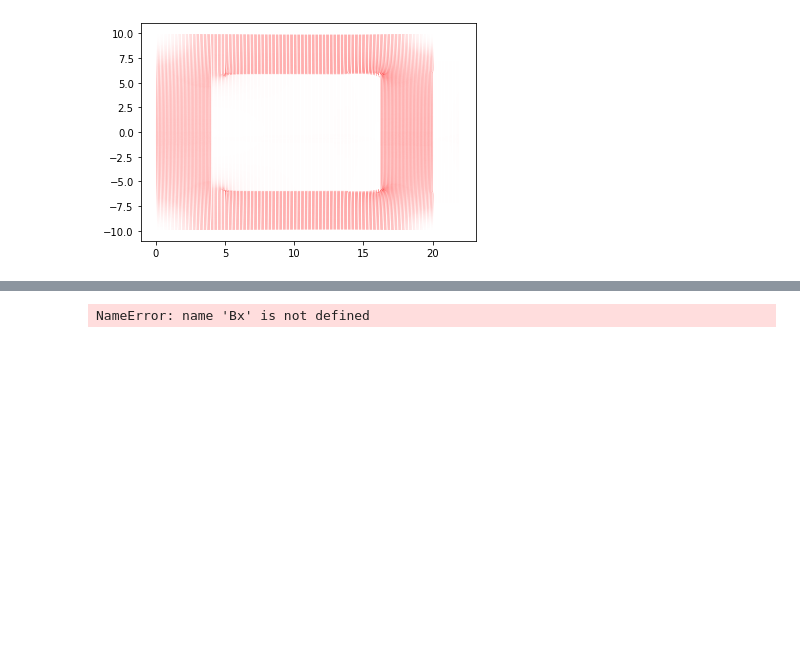
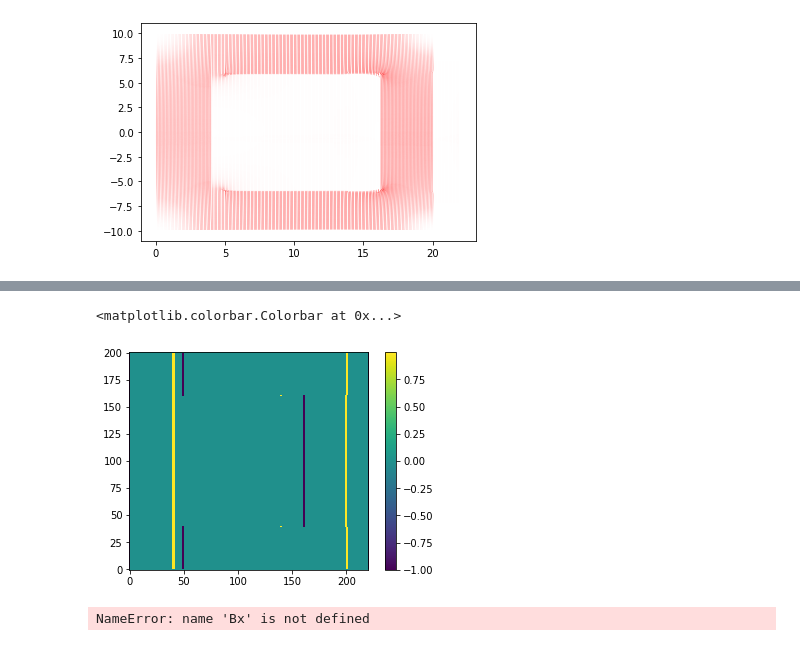
Before and after one commit to jolenscki/EP2_MecComp, a Jupyter notebook: EP2_sem_orgulho.ipynb, the cells around one changed output, grey strips where cells are left out. Drawn from its saved outputs; the diff is of its cells as text; code cells hidden in the pictures; blank space fills up the shorter version.

```diff
--- a/EP2_sem_orgulho.ipynb
+++ b/EP2_sem_orgulho.ipynb
@@ -494,3 +483,9 @@ array([0., 0., 0., 0., 0., 0., 0., 0., 0., 0., 0., 0., 0., 0., 0., 0., 0.,
+# %%
+heatmap = plt.imshow(np.divide(Bx-u,u, out=np.zeros_like(u), where=u!=0 ), origin='lower', interpolation="none")
+plt.colorbar(heatmap)
+# %% [output]
+<matplotlib.colorbar.Colorbar at 0x...>
+[figure, added]
 # %%
 v, u = np.gradient(Anew)
 Hx = calcula_H(u, mu)
```
Also changed, not shown: parts of 6 cells of this notebook.
